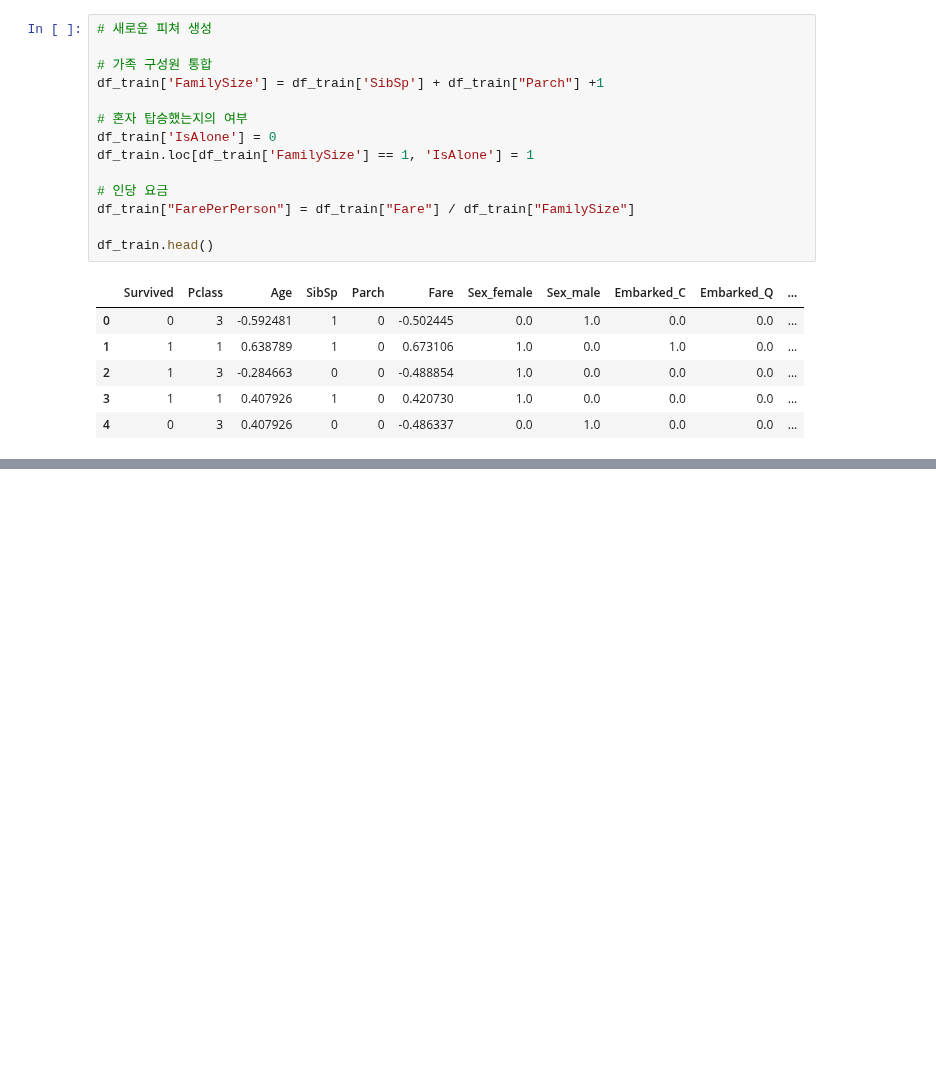
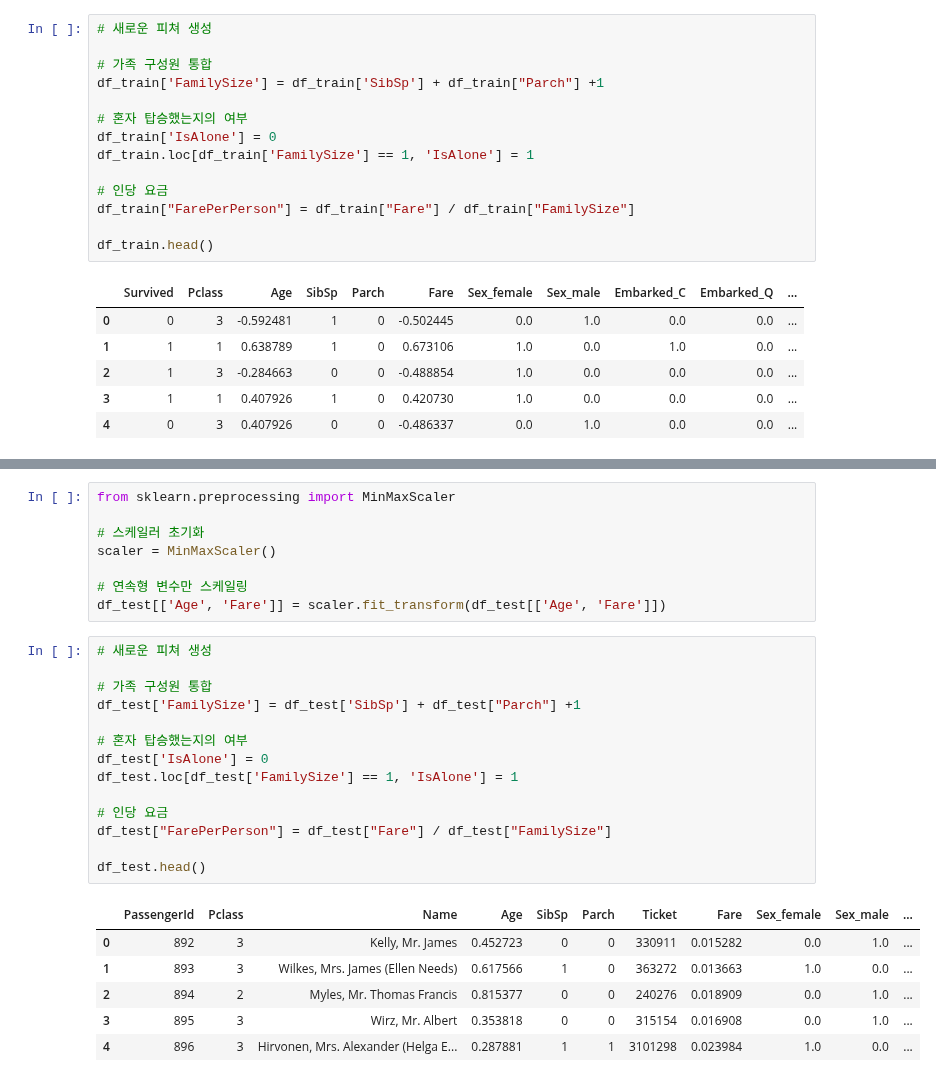
Before and after one commit to soyeong11/Dart-B_7th, a Jupyter notebook: 너다나비/titanic_1.ipynb, the cells around one changed output, grey strips where cells are left out. Drawn from its saved outputs; the diff is of its cells as text; blank space fills up the shorter version.

```diff
--- a/너다나비/titanic_1.ipynb
+++ b/너다나비/titanic_1.ipynb
@@ -325,0 +665,29 @@ df_train.head()
+# %%
+from sklearn.preprocessing import MinMaxScaler
+
+# 스케일러 초기화
+scaler = MinMaxScaler()
+
+# 연속형 변수만 스케일링
+df_test[['Age', 'Fare']] = scaler.fit_transform(df_test[['Age', 'Fare']])
+# %%
+# 새로운 피쳐 생성
+
+# 가족 구성원 통합
+df_test['FamilySize'] = df_test['SibSp'] + df_test["Parch"] +1
+
+# 혼자 탑승했는지의 여부
+df_test['IsAlone'] = 0
+df_test.loc[df_test['FamilySize'] == 1, 'IsAlone'] = 1
+
+# 인당 요금
+df_test["FarePerPerson"] = df_test["Fare"] / df_test["FamilySize"]
+
+df_test.head()
+# %% [output]
+|  | PassengerId | Pclass | Name | Age | SibSp | Parch | Ticket | Fare | Sex_female | Sex_male | ... |
+| 0 | 892 | 3 | Kelly, Mr. James | 0.452723 | 0 | 0 | 330911 | 0.015282 | 0.0 | 1.0 | ... |
+| 1 | 893 | 3 | Wilkes, Mrs. James (Ellen Needs) | 0.617566 | 1 | 0 | 363272 | 0.013663 | 1.0 | 0.0 | ... |
+| 2 | 894 | 2 | Myles, Mr. Thomas Francis | 0.815377 | 0 | 0 | 240276 | 0.018909 | 0.0 | 1.0 | ... |
+| 3 | 895 | 3 | Wirz, Mr. Albert | 0.353818 | 0 | 0 | 315154 | 0.016908 | 0.0 | 1.0 | ... |
+| 4 | 896 | 3 | Hirvonen, Mrs. Alexander (Helga E... | 0.287881 | 1 | 1 | 3101298 | 0.023984 | 1.0 | 0.0 | ... |
```
Also changed, not shown: parts of 22 cells of this notebook.
